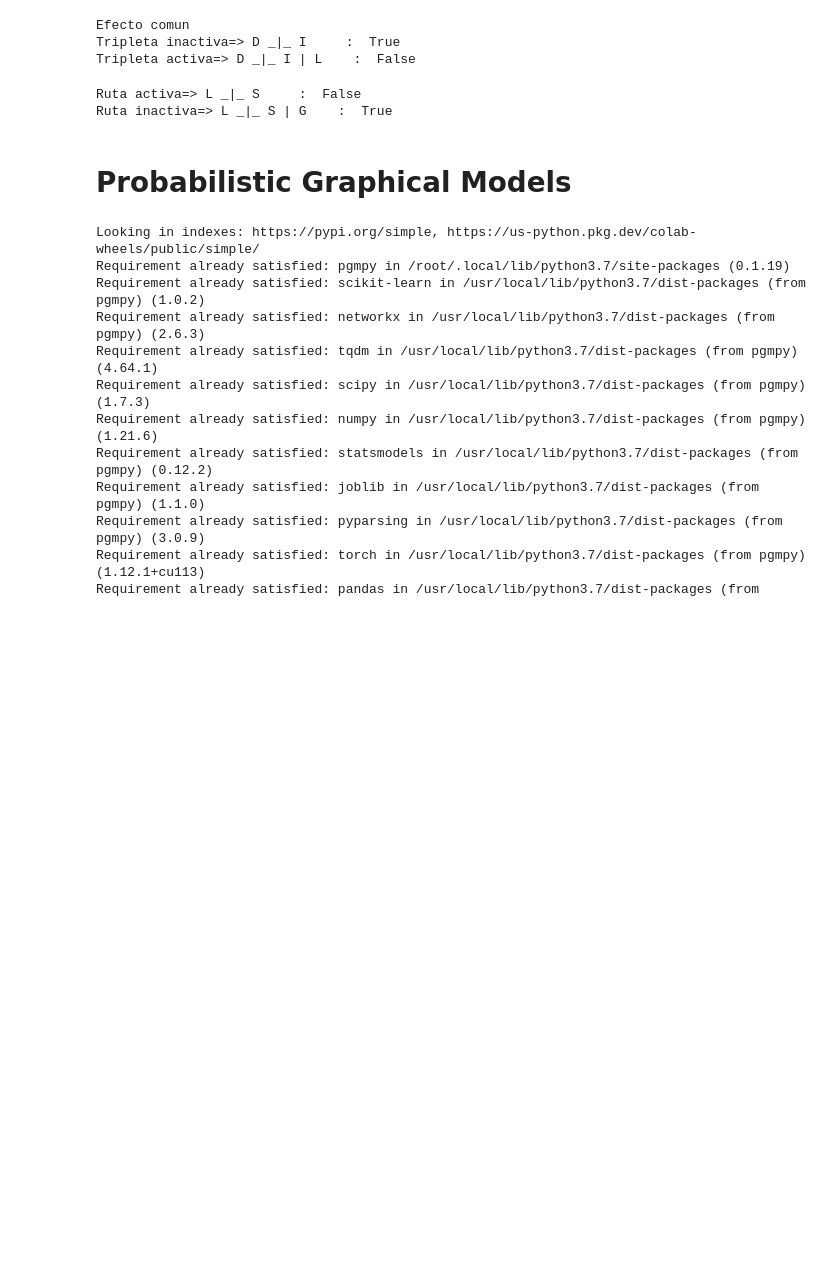
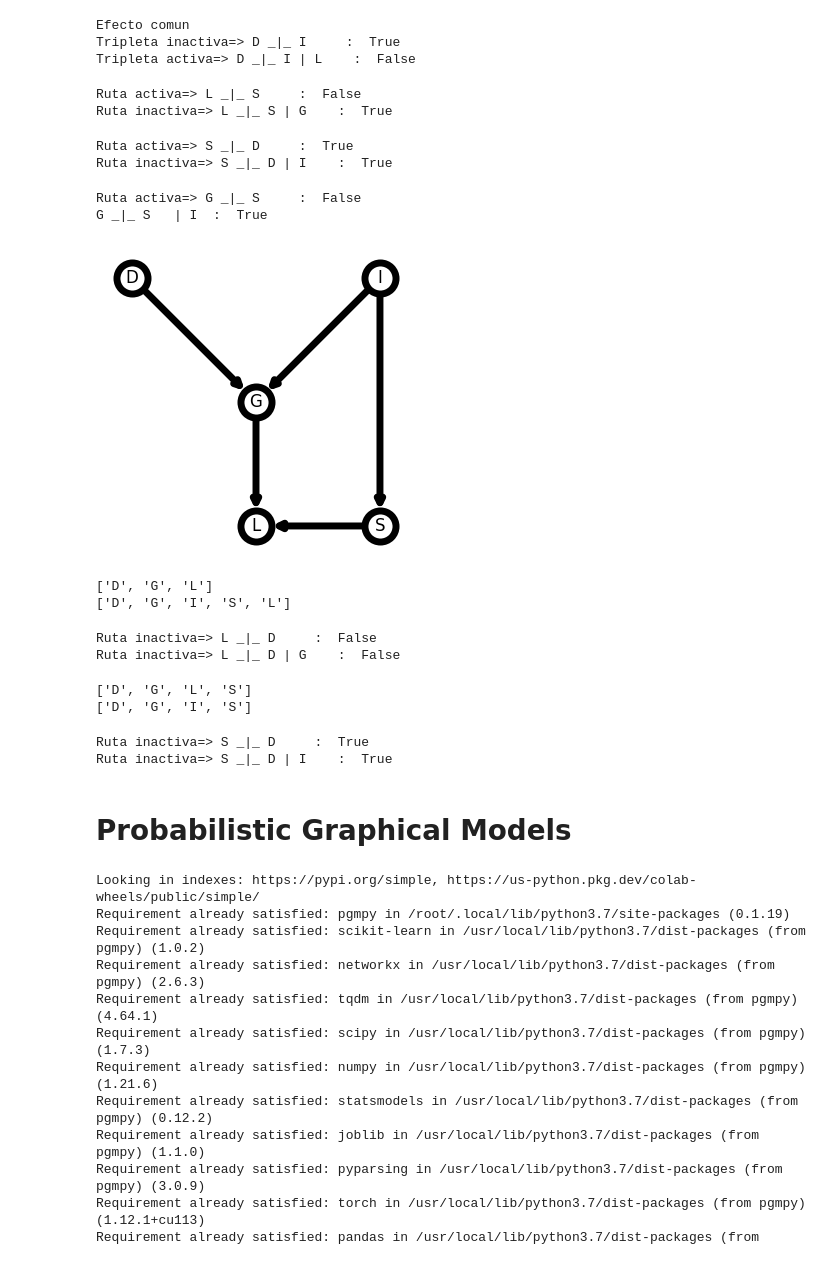
Before and after one commit to sherna90/inteligencia_artificial, a Jupyter notebook: 3.-Redes_Bayesianas.ipynb, the cells around one changed output. Cells and saved outputs as stored; diff of their text form; code cells hidden in the pictures; blank space fills up the shorter version.

```diff
--- a/3.-Redes_Bayesianas.ipynb
+++ b/3.-Redes_Bayesianas.ipynb
@@ -105,6 +115,67 @@ print('L _|_ S | G    : ',d_separated(G_sat,{'L'},{'S'},{'G'}))
 # %% [output]
 Ruta activa=> L _|_ S     :  False
 Ruta inactiva=> L _|_ S | G    :  True
+# %%
+print('Ruta activa', end = '=> ')
+print('S _|_ D     : ',d_separated(G_sat,{'S'},{'D'},{}))
+print('Ruta inactiva', end = '=> ')
+print('S _|_ D | I    : ',d_separated(G_sat,{'S'},{'D'},{'I'}))
+# %% [output]
+Ruta activa=> S _|_ D     :  True
+Ruta inactiva=> S _|_ D | I    :  True
+# %%
+print('Ruta activa', end = '=> ')
+print('G _|_ S     : ',d_separated(G_sat,{'S'},{'G'},{}))
+print('G _|_ S   | I  : ',d_separated(G_sat,{'S'},{'G'},{'I'}))
+# %% [output]
+Ruta activa=> G _|_ S     :  False
+G _|_ S   | I  :  True
+# %%
+G_sat_mod=nx.DiGraph()
+G_sat_mod.add_edges_from([('D','G'),('I','G'),('I','S'),('G','L'),('S','L')])
+pos={'G': (0,0),'I':(1,1),'L': (0,-1),'D': (-1,1),'S':(1,-1)}
+options = {
+    "font_size": 36,
+    "node_size": 500,
+    "node_color": "white",
+    "edgecolors": "black",
+    "linewidths": 5,
+    "width": 5,
+}
+plt.figure(3,figsize=(3,3))
+nx.draw(G_sat_mod,pos=pos,**options)
+nx.draw_networkx_labels(G_sat_mod,pos)
+plt.show()
+# %% [output]
+[figure, added]
+# %%
+for path in nx.all_simple_paths(G_sat_mod.to_undirected(), source='D', target='L'):
+    print(path)
+# %% [output]
+['D', 'G', 'L']
+['D', 'G', 'I', 'S', 'L']
+# %%
+print('Ruta inactiva', end = '=> ')
+print('L _|_ D     : ',d_separated(G_sat_mod,{'L'},{'D'},{}))
+print('Ruta inactiva', end = '=> ')
+print('L _|_ D | G    : ',d_separated(G_sat_mod,{'L'},{'D'},{'G'}))
+# %% [output]
+Ruta inactiva=> L _|_ D     :  False
+Ruta inactiva=> L _|_ D | G    :  False
+# %%
+for path in nx.all_simple_paths(G_sat_mod.to_undirected(), source='D', target='S'):
+    print(path)
+# %% [output]
+['D', 'G', 'L', 'S']
+['D', 'G', 'I', 'S']
+# %%
+print('Ruta inactiva', end = '=> ')
+print('S _|_ D     : ',d_separated(G_sat_mod,{'S'},{'D'},{}))
+print('Ruta inactiva', end = '=> ')
+print('S _|_ D | I    : ',d_separated(G_sat_mod,{'S'},{'D'},{'I'}))
+# %% [output]
+Ruta inactiva=> S _|_ D     :  True
+Ruta inactiva=> S _|_ D | I    :  True
 # %% [markdown]
 # Probabilistic Graphical Models
 # %%
```
Also changed, not shown: parts of 2 cells of this notebook.
